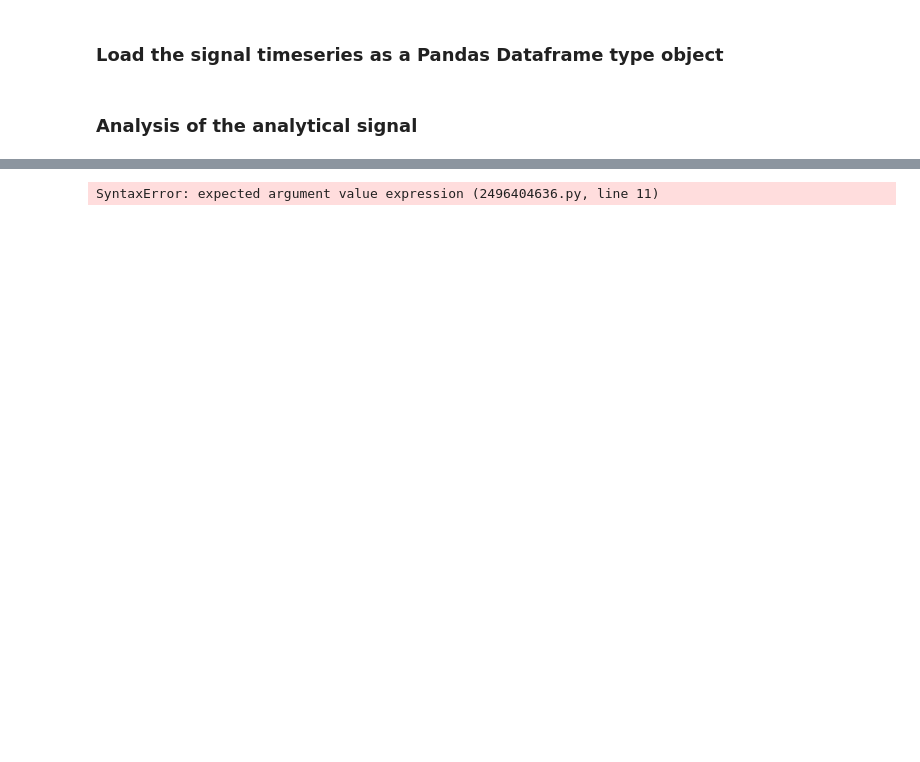
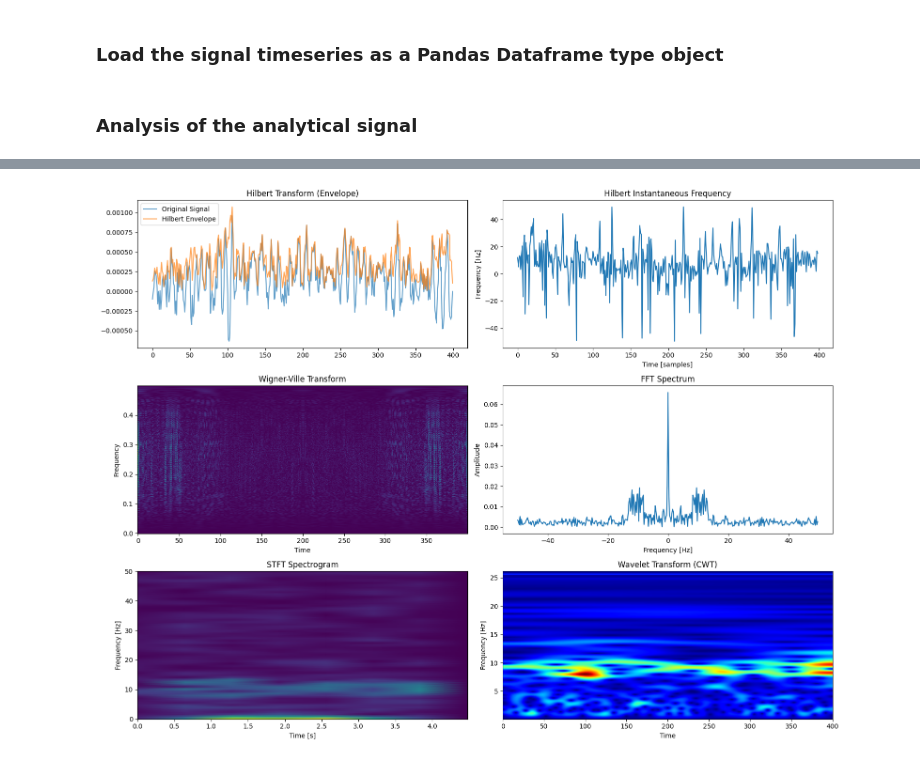
Before and after one commit to HGrayston/TTK7, a Jupyter notebook: nb.ipynb, the cells around one changed output, grey strips where cells are left out. Saved outputs shown, nothing was run; the diff lists cells and outputs as text; code cells hidden in the pictures; blank space fills up the shorter version.

```diff
--- a/nb.ipynb
+++ b/nb.ipynb
@@ -86,14 +86,14 @@ analyzer.plot_all(signal_kt, results_kt, width=16, height=12, spectrum=False)
 # %%
 # offset + noise
 noisy_offset_signal = offset_signal + noise
 ht_noisy_offset   = analyzer.hilbert_transform(noisy_offset_signal, fs=100.0, n_bins=128)
 wvt_noisy_offset  = analyzer.wvt_transform(noisy_offset_signal)
 fft_noisy_offset  = analyzer.fft_transform(noisy_offset_signal, fs=100.0)
 stft_noisy_offset = analyzer.stft_transform(noisy_offset_signal, fs=100.0, nperseg=128)
 cwt_noisy_offset  = analyzer.wt_transform(noisy_offset_signal, wavelet='morlet', fs=100.0)
 results_noisy_offset = [
     ht_noisy_offset,wvt_noisy_offset,fft_noisy_offset,stft_noisy_offset,cwt_noisy_offset
 ]
-analyzer.plot_all(noisy_offset_signal, results_noisy_offset, width=16, height=12, spectrum=)
+analyzer.plot_all(noisy_offset_signal, results_noisy_offset, width=16, height=12)
 # %% [output]
-SyntaxError: expected argument value expression (2496404636.py, line 11)
+[figure, added]
```
Also changed, not shown: parts of 4 cells of this notebook, 1 other file.
